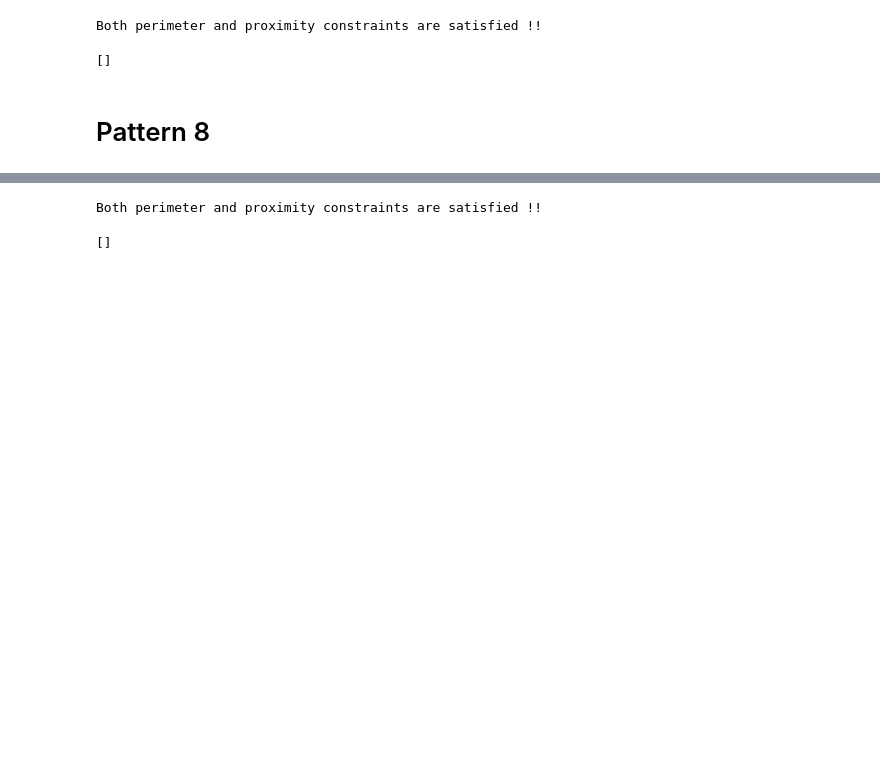
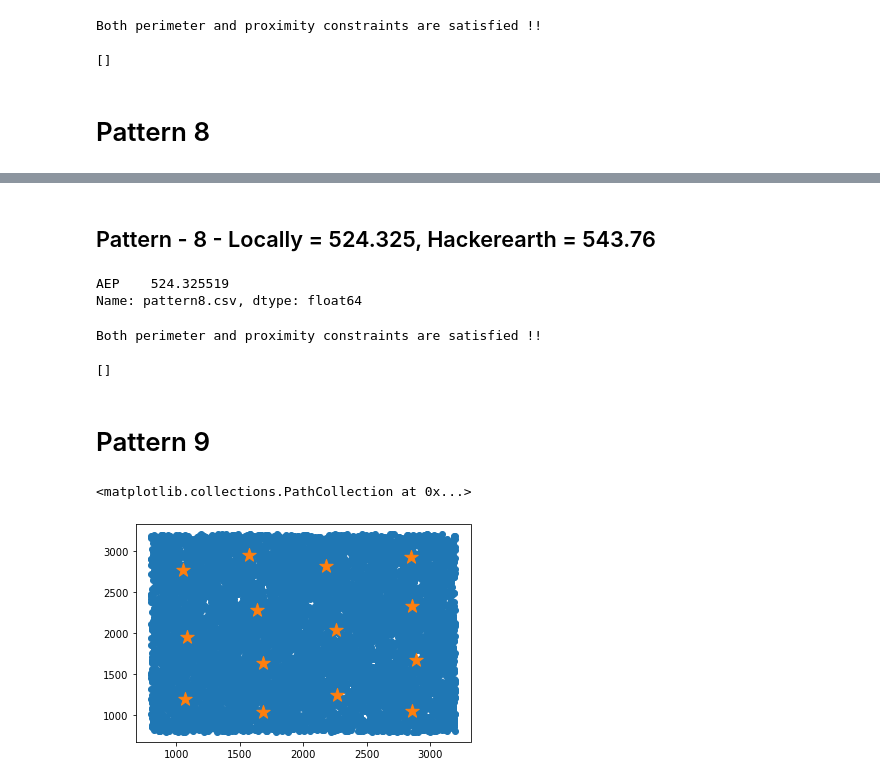
Before and after one commit to hardikkamboj/Shell_ai_hackathon, a Jupyter notebook: resources/Shell_Hackathon Dataset/Making_and_visualizing_new_datasets.ipynb, the cells around one changed output, grey strips where cells are left out. Saved outputs shown, nothing was run; the diff lists cells and outputs as text; code cells hidden in the pictures; blank space fills up the shorter version.

```diff
--- a/resources/Shell_Hackathon Dataset/Making_and_visualizing_new_datasets.ipynb
+++ b/resources/Shell_Hackathon Dataset/Making_and_visualizing_new_datasets.ipynb
@@ -429,3 +472,10 @@ plot_turbines(data[:,0],data[:,1])
+# %% [markdown]
+## Pattern - 8 - Locally = 524.325, Hackerearth = 543.76
+# %%
+df['pattern8.csv']
+# %% [output]
+AEP    524.325519
+Name: pattern8.csv, dtype: float64
 # %%
 save_df(data[:,0],data[:,1],'pattern8')
 # %%
@@ -433,3 +483,20 @@ checkConstraints(data)
 # %% [output]
 Both perimeter and proximity constraints are satisfied !!
 []
+# %% [markdown]
+# Pattern 9
+# %%
+# same as pattern 8, but with more points considerd for clustering
+X = np.random.uniform(800,3200,(10000,2))
+
+plt.scatter(X[:,0],X[:,1])
+
+clustering = KMeans(n_clusters = 14,n_init=50)
+clustering.fit(X)
+
+
+points = clustering.cluster_centers_
+plt.scatter(points[:,0],points[:,1],marker = '*',s = 200)
+# %% [output]
+<matplotlib.collections.PathCollection at 0x...>
+[figure, added]
```
Also changed, not shown: parts of 56 cells of this notebook, 8 other files.
